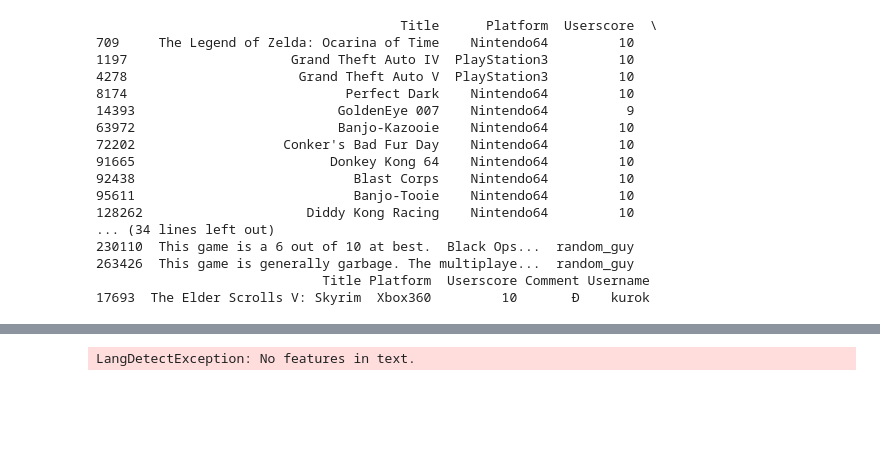
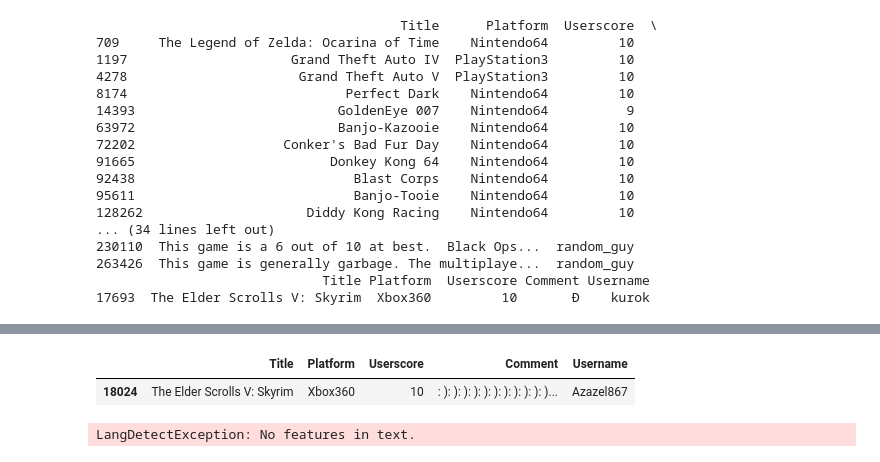
Before and after one commit to SportsReiter12/Data-Science, a Jupyter notebook: Video Game Capstone Project/Data Wrangling/Video Game Capstone Project Data Wrangling.ipynb, the cells around one changed output, grey strips where cells are left out. Drawn from its saved outputs; the diff is of its cells as text; code cells hidden in the pictures; blank space fills up the shorter version.

```diff
--- a/Video Game Capstone Project/Data Wrangling/Video Game Capstone Project Data Wrangling.ipynb
+++ b/Video Game Capstone Project/Data Wrangling/Video Game Capstone Project Data Wrangling.ipynb
@@ -313,3 +287,8 @@ Name: 709, dtype: object
+# %%
+df_3[df_3['Username'] == 'Azazel867']
+# %% [output]
+|  | Title | Platform | Userscore | Comment | Username |
+| 18024 | The Elder Scrolls V: Skyrim | Xbox360 | 10 | : ): ): ): ): ): ): ): ): ): ): )... | Azazel867 |
 # %%
 df_3['Language'] = df_3.loc[:, 'Comment'].apply(lambda x: detect(x.decode('utf8')))
 df_3 = df_3.loc[df_3['Language'] == 'en']
```
Also changed, not shown: parts of 8 cells of this notebook.
